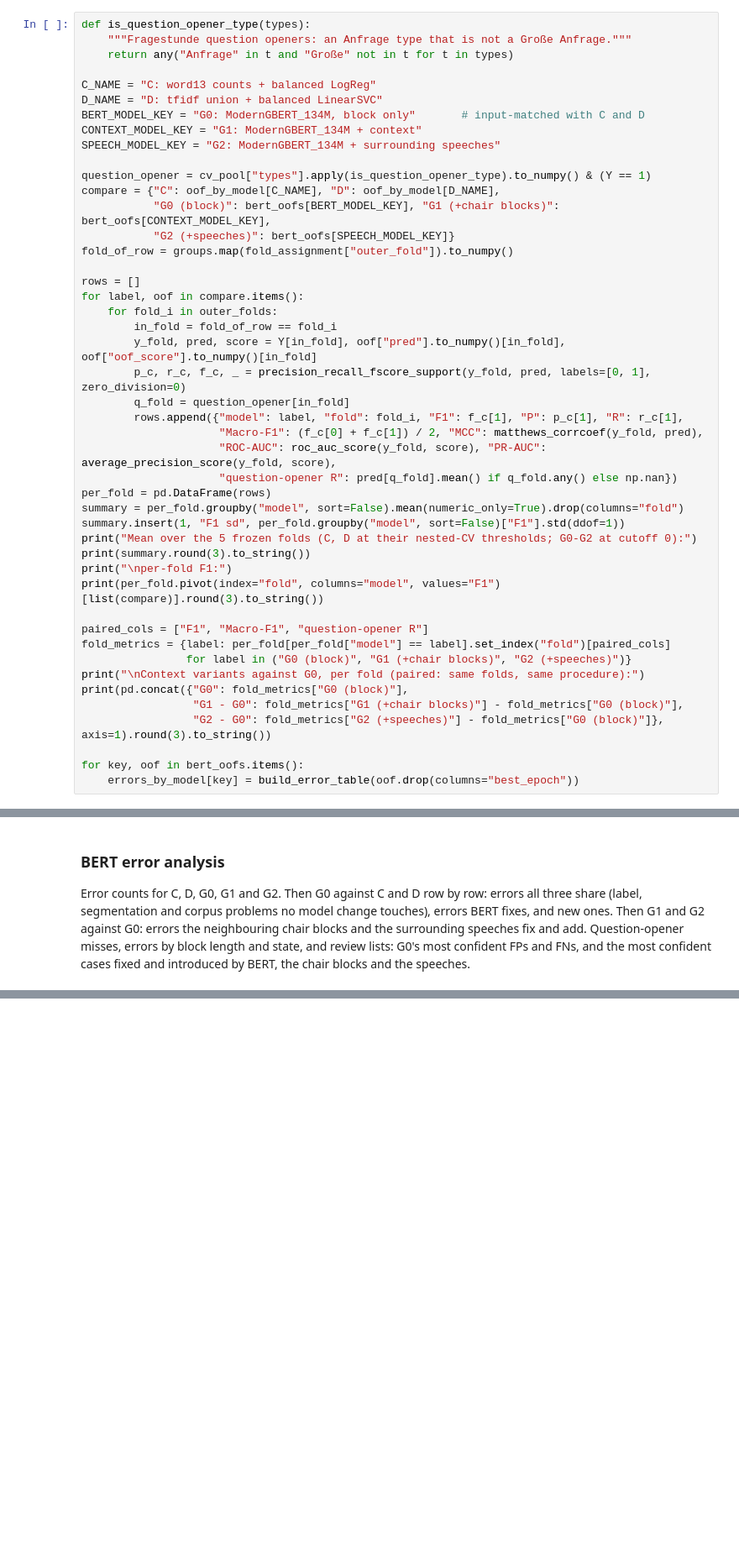
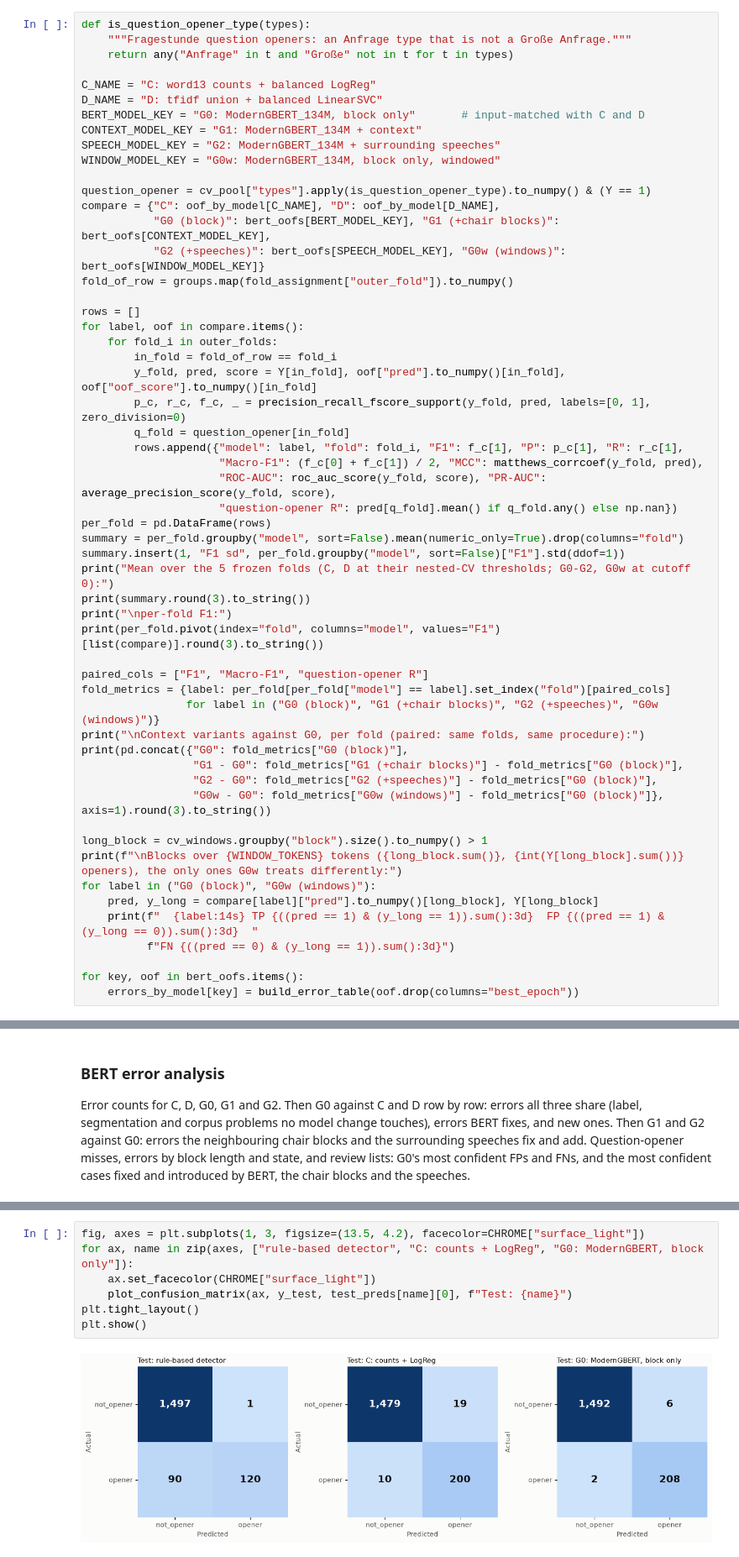
Before and after one commit to AnLeWe/Incivility-in-Plenary-de, a Jupyter notebook: measurement/top_change/top_change_classification_v1_v2.ipynb, the cells around one changed output, grey strips where cells are left out. Shown at 84% size. Cells and saved outputs as stored; diff of their text form; blank space fills up the shorter version.

```diff
--- a/measurement/top_change/top_change_classification_v1_v2.ipynb
+++ b/measurement/top_change/top_change_classification_v1_v2.ipynb
@@ -2394,11 +2505,12 @@ D_NAME = "D: tfidf union + balanced LinearSVC"
 BERT_MODEL_KEY = "G0: ModernGBERT_134M, block only"       # input-matched with C and D
 CONTEXT_MODEL_KEY = "G1: ModernGBERT_134M + context"
 SPEECH_MODEL_KEY = "G2: ModernGBERT_134M + surrounding speeches"
+WINDOW_MODEL_KEY = "G0w: ModernGBERT_134M, block only, windowed"
 
 question_opener = cv_pool["types"].apply(is_question_opener_type).to_numpy() & (Y == 1)
 compare = {"C": oof_by_model[C_NAME], "D": oof_by_model[D_NAME],
            "G0 (block)": bert_oofs[BERT_MODEL_KEY], "G1 (+chair blocks)": bert_oofs[CONTEXT_MODEL_KEY],
-           "G2 (+speeches)": bert_oofs[SPEECH_MODEL_KEY]}
+           "G2 (+speeches)": bert_oofs[SPEECH_MODEL_KEY], "G0w (windows)": bert_oofs[WINDOW_MODEL_KEY]}
 fold_of_row = groups.map(fold_assignment["outer_fold"]).to_numpy()
 
 rows = []
@@ -2415,18 +2527,26 @@ for label, oof in compare.items():
 per_fold = pd.DataFrame(rows)
 summary = per_fold.groupby("model", sort=False).mean(numeric_only=True).drop(columns="fold")
 summary.insert(1, "F1 sd", per_fold.groupby("model", sort=False)["F1"].std(ddof=1))
-print("Mean over the 5 frozen folds (C, D at their nested-CV thresholds; G0-G2 at cutoff 0):")
+print("Mean over the 5 frozen folds (C, D at their nested-CV thresholds; G0-G2, G0w at cutoff 0):")
 print(summary.round(3).to_string())
 print("\nper-fold F1:")
 print(per_fold.pivot(index="fold", columns="model", values="F1")[list(compare)].round(3).to_string())
 
 paired_cols = ["F1", "Macro-F1", "question-opener R"]
 fold_metrics = {label: per_fold[per_fold["model"] == label].set_index("fold")[paired_cols]
-                for label in ("G0 (block)", "G1 (+chair blocks)", "G2 (+speeches)")}
+                for label in ("G0 (block)", "G1 (+chair blocks)", "G2 (+speeches)", "G0w (windows)")}
 print("\nContext variants against G0, per fold (paired: same folds, same procedure):")
 print(pd.concat({"G0": fold_metrics["G0 (block)"],
                  "G1 - G0": fold_metrics["G1 (+chair blocks)"] - fold_metrics["G0 (block)"],
-                 "G2 - G0": fold_metrics["G2 (+speeches)"] - fold_metrics["G0 (block)"]}, axis=1).round(3).to_string())
+                 "G2 - G0": fold_metrics["G2 (+speeches)"] - fold_metrics["G0 (block)"],
+                 "G0w - G0": fold_metrics["G0w (windows)"] - fold_metrics["G0 (block)"]}, axis=1).round(3).to_string())
+
+long_block = cv_windows.groupby("block").size().to_numpy() > 1
+print(f"\nBlocks over {WINDOW_TOKENS} tokens ({long_block.sum()}, {int(Y[long_block].sum())} openers), the only ones G0w treats differently:")
+for label in ("G0 (block)", "G0w (windows)"):
+    pred, y_long = compare[label]["pred"].to_numpy()[long_block], Y[long_block]
+    print(f"  {label:14s} TP {((pred == 1) & (y_long == 1)).sum():3d}  FP {((pred == 1) & (y_long == 0)).sum():3d}  "
+          f"FN {((pred == 0) & (y_long == 1)).sum():3d}")
 
 for key, oof in bert_oofs.items():
     errors_by_model[key] = build_error_table(oof.drop(columns="best_epoch"))
@@ -2636,0 +2903,9 @@ It stays closed while models are being tried out and until the pending label fix
+# %%
+fig, axes = plt.subplots(1, 3, figsize=(13.5, 4.2), facecolor=CHROME["surface_light"])
+for ax, name in zip(axes, ["rule-based detector", "C: counts + LogReg", "G0: ModernGBERT, block only"]):
+    ax.set_facecolor(CHROME["surface_light"])
+    plot_confusion_matrix(ax, y_test, test_preds[name][0], f"Test: {name}")
+plt.tight_layout()
+plt.show()
+# %% [output]
+[figure, added]
```
Also changed, not shown: parts of 50 cells of this notebook, 15 other files.
